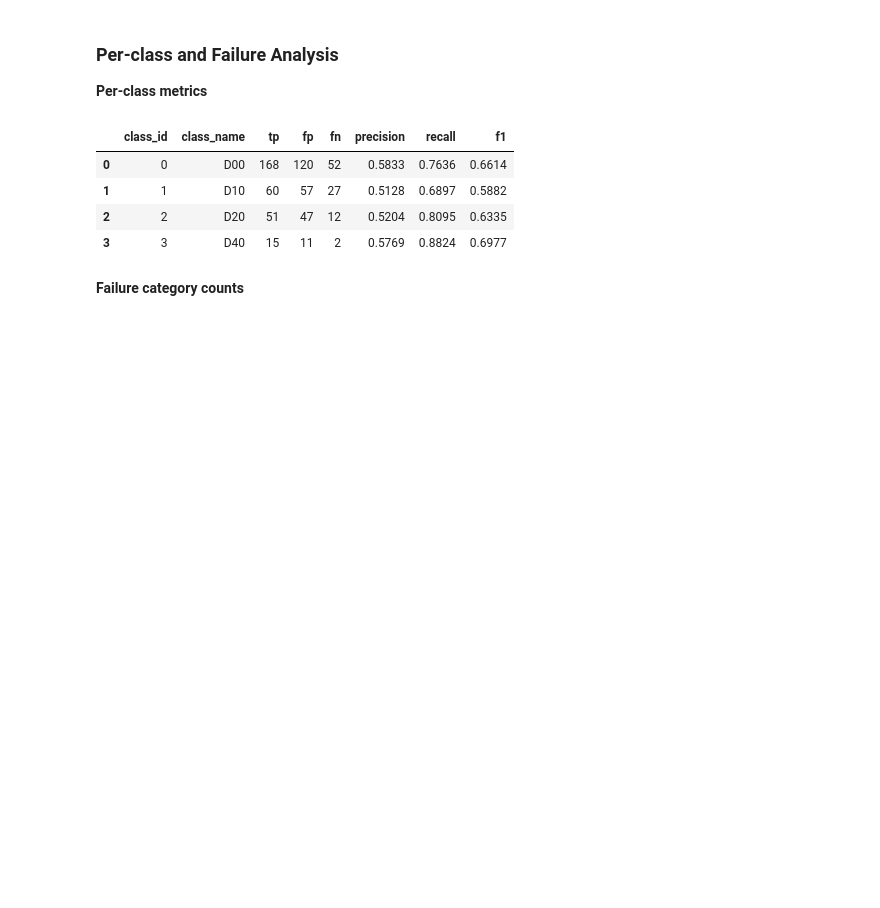
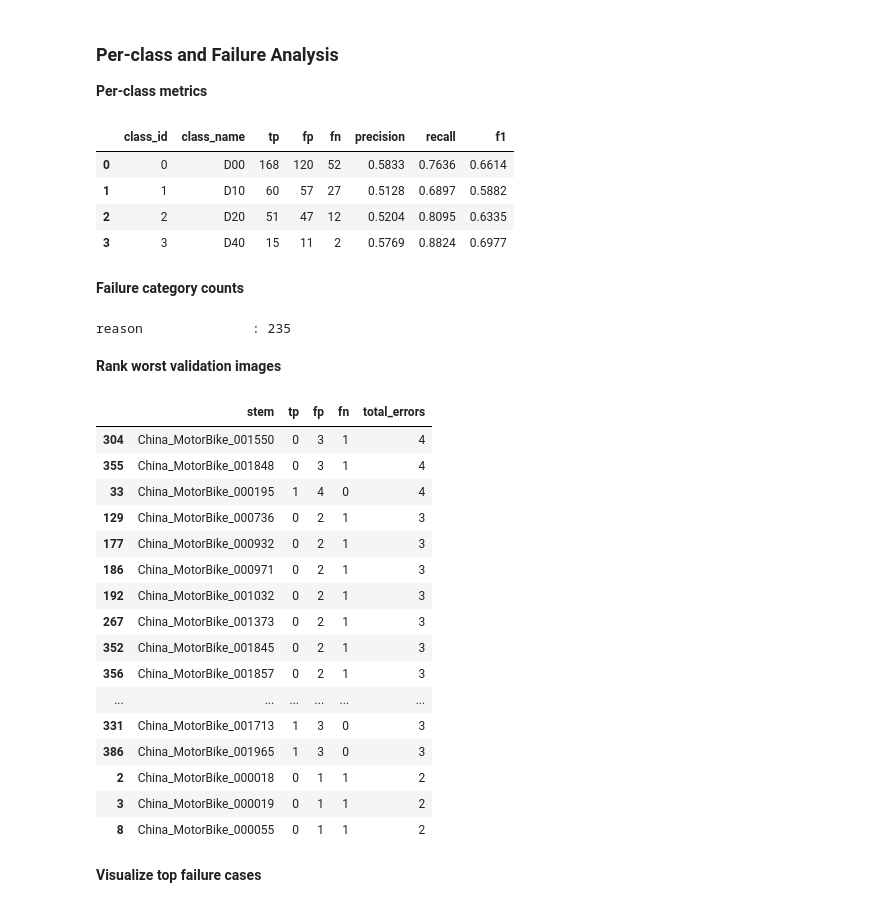
Before and after one commit to mdmohsin212/modern-vision-multimodal-lab, a Jupyter notebook: Vision/01_object_detection/notebooks/error_analysis_video_onnx_exam.ipynb, the cells around one changed output. Saved outputs shown, nothing was run; the diff lists cells and outputs as text; code cells hidden in the pictures; blank space fills up the shorter version.

```diff
--- a/Vision/01_object_detection/notebooks/error_analysis_video_onnx_exam.ipynb
+++ b/Vision/01_object_detection/notebooks/error_analysis_video_onnx_exam.ipynb
@@ -569,3 +569,49 @@ per_class_dataframe.to_csv(
 )
 # %% [markdown]
 **Failure category counts**
+# %%
+failure_reason_counts = Counter()
+
+for matching in final_evaluation["details_by_stem"].values():
+    for prediction in matching["prediction_details"]:
+        if prediction["status"] == "FP":
+            failure_reason_counts["reason"] += 1
+
+for reason, count in (failure_reason_counts.most_common()):
+    print(f"{reason:<20}: {count}")
+# %% [output]
+reason              : 235
+# %% [markdown]
+**Rank worst validation images**
+# %%
+error_dataframe = pd.DataFrame(final_evaluation["image_rows"]).sort_values(
+    by=[
+        "total_errors",
+        "fn",
+        "fp",
+    ],
+    ascending=False
+)
+
+error_dataframe.to_csv(OUTPUT_ROOT / "per_image_errors.csv", index=False)
+display(error_dataframe.head(20))
+# %% [output]
+|  | stem | tp | fp | fn | total_errors |
+| 304 | China_MotorBike_001550 | 0 | 3 | 1 | 4 |
+| 355 | China_MotorBike_001848 | 0 | 3 | 1 | 4 |
+| 33 | China_MotorBike_000195 | 1 | 4 | 0 | 4 |
+| 129 | China_MotorBike_000736 | 0 | 2 | 1 | 3 |
+| 177 | China_MotorBike_000932 | 0 | 2 | 1 | 3 |
+| 186 | China_MotorBike_000971 | 0 | 2 | 1 | 3 |
+| 192 | China_MotorBike_001032 | 0 | 2 | 1 | 3 |
+| 267 | China_MotorBike_001373 | 0 | 2 | 1 | 3 |
+| 352 | China_MotorBike_001845 | 0 | 2 | 1 | 3 |
+| 356 | China_MotorBike_001857 | 0 | 2 | 1 | 3 |
+| ... | ... | ... | ... | ... | ... |
+| 331 | China_MotorBike_001713 | 1 | 3 | 0 | 3 |
+| 386 | China_MotorBike_001965 | 1 | 3 | 0 | 3 |
+| 2 | China_MotorBike_000018 | 0 | 1 | 1 | 2 |
+| 3 | China_MotorBike_000019 | 0 | 1 | 1 | 2 |
+| 8 | China_MotorBike_000055 | 0 | 1 | 1 | 2 |
+# %% [markdown]
+**Visualize top failure cases**
```
Also changed, not shown: parts of 22 cells of this notebook.
